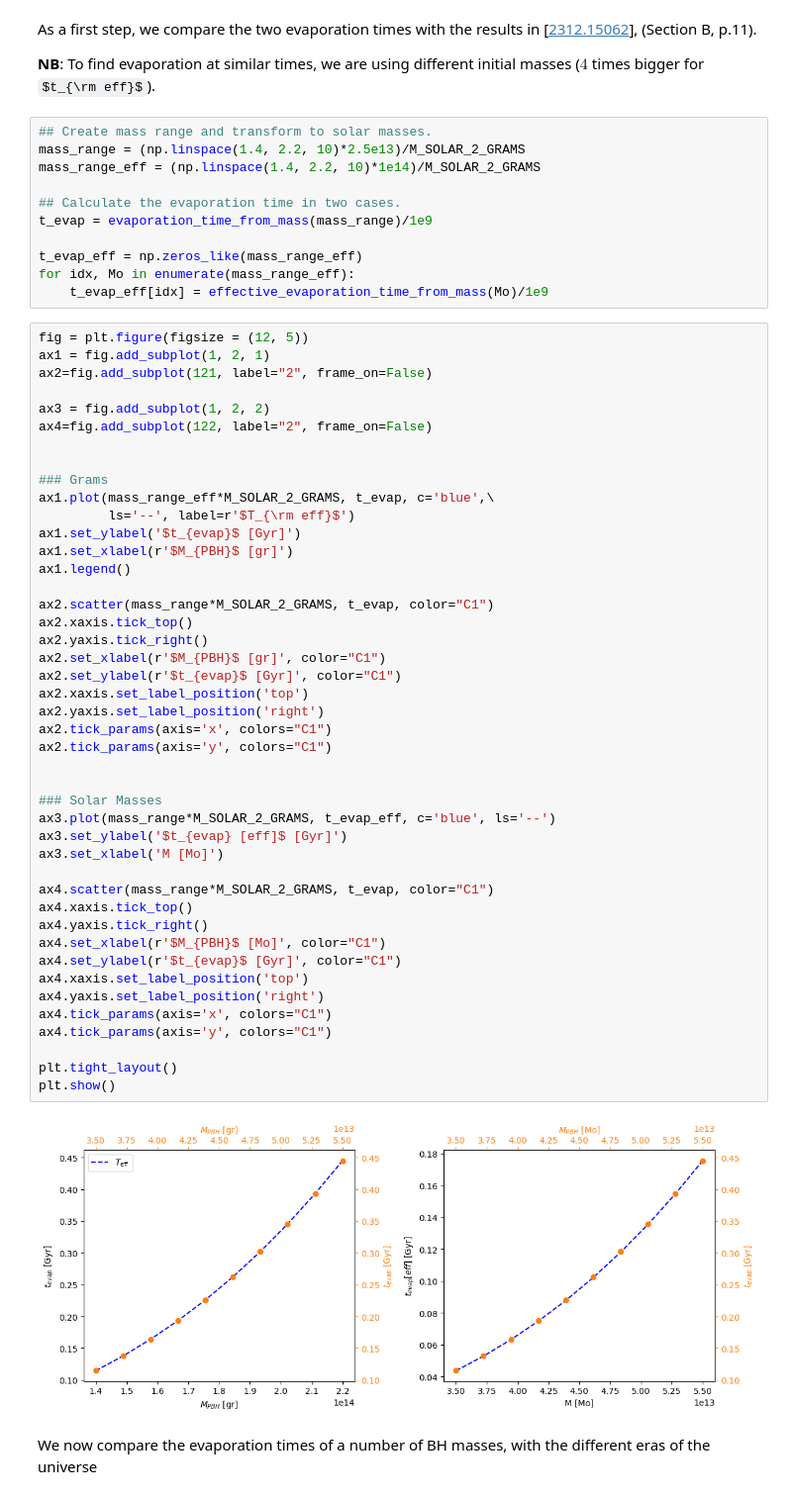
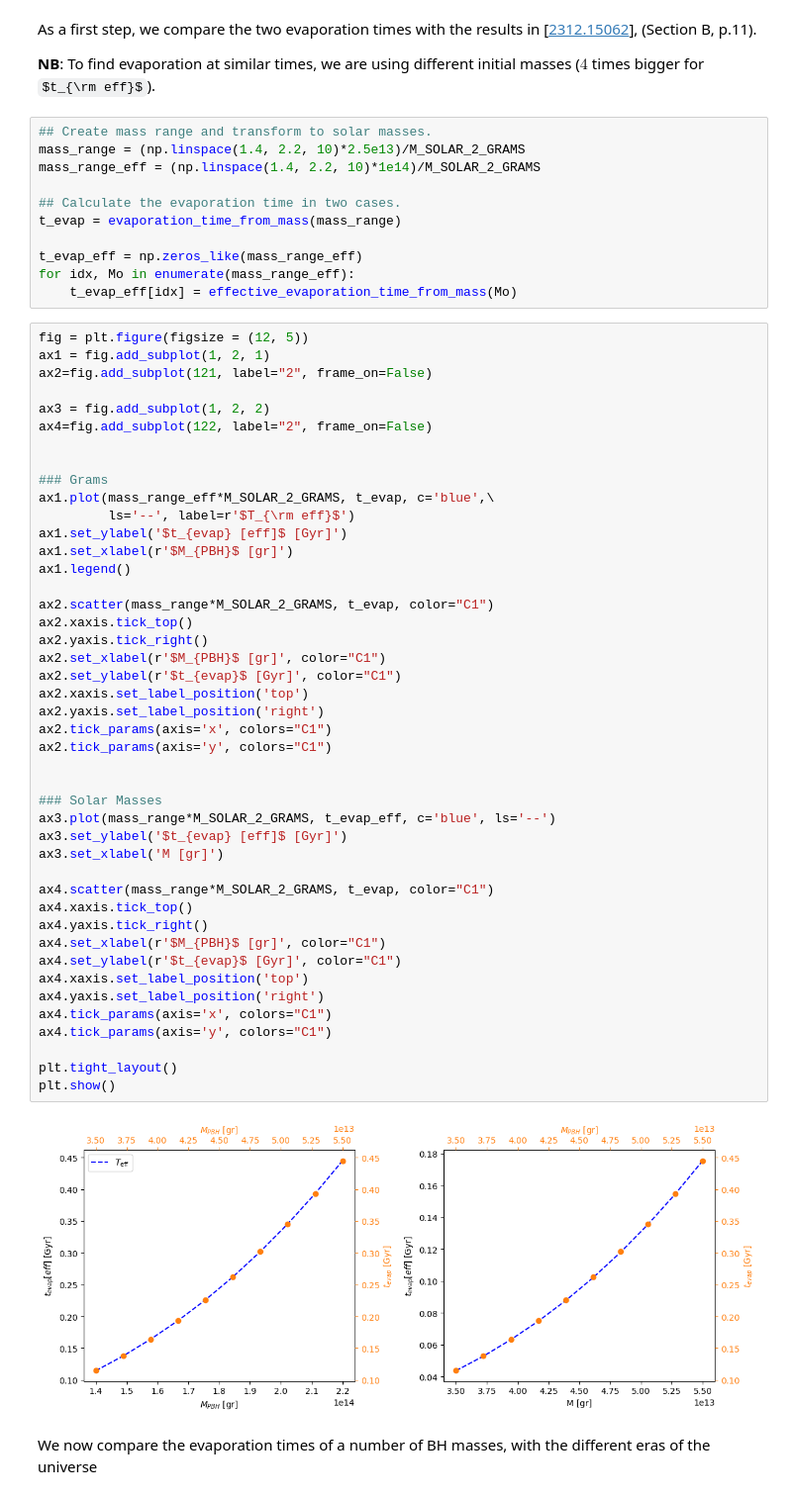
Before and after one commit to MariosNT/DCBHs_HR_PBHs, a Jupyter notebook: BlackHoleSpectrum.ipynb, the cells around one changed output. Shown at 99% size. Drawn from its saved outputs; the diff is of its cells as text; some formulas as TeX source.

```diff
--- a/BlackHoleSpectrum.ipynb
+++ b/BlackHoleSpectrum.ipynb
@@ -363,11 +373,11 @@ mass_range = (np.linspace(1.4, 2.2, 10)*2.5e13)/M_SOLAR_2_GRAMS
 mass_range_eff = (np.linspace(1.4, 2.2, 10)*1e14)/M_SOLAR_2_GRAMS
 
 ## Calculate the evaporation time in two cases.
-t_evap = evaporation_time_from_mass(mass_range)/1e9
+t_evap = evaporation_time_from_mass(mass_range)
 
 t_evap_eff = np.zeros_like(mass_range_eff)
 for idx, Mo in enumerate(mass_range_eff):
-    t_evap_eff[idx] = effective_evaporation_time_from_mass(Mo)/1e9
+    t_evap_eff[idx] = effective_evaporation_time_from_mass(Mo)
 # %%
 fig = plt.figure(figsize = (12, 5))
 ax1 = fig.add_subplot(1, 2, 1)
@@ -380,40 +390,40 @@ ax4=fig.add_subplot(122, label="2", frame_on=False)
 ### Grams
 ax1.plot(mass_range_eff*M_SOLAR_2_GRAMS, t_evap, c='blue',\
          ls='--', label=r'$T_{\rm eff}$')
-ax1.set_ylabel('$t_{evap}$ [Gyr]')
+ax1.set_ylabel('$t_{evap} [eff]$ [Gyr]')
 ax1.set_xlabel(r'$M_{PBH}$ [gr]')
 ax1.legend()
 
 ax2.scatter(mass_range*M_SOLAR_2_GRAMS, t_evap, color="C1")
 ax2.xaxis.tick_top()
 ax2.yaxis.tick_right()
 ax2.set_xlabel(r'$M_{PBH}$ [gr]', color="C1")
 ax2.set_ylabel(r'$t_{evap}$ [Gyr]', color="C1")
 ax2.xaxis.set_label_position('top')
 ax2.yaxis.set_label_position('right')
 ax2.tick_params(axis='x', colors="C1")
 ax2.tick_params(axis='y', colors="C1")
 
 
 ### Solar Masses
 ax3.plot(mass_range*M_SOLAR_2_GRAMS, t_evap_eff, c='blue', ls='--')
 ax3.set_ylabel('$t_{evap} [eff]$ [Gyr]')
-ax3.set_xlabel('M [Mo]')
+ax3.set_xlabel('M [gr]')
 
 ax4.scatter(mass_range*M_SOLAR_2_GRAMS, t_evap, color="C1")
 ax4.xaxis.tick_top()
 ax4.yaxis.tick_right()
-ax4.set_xlabel(r'$M_{PBH}$ [Mo]', color="C1")
+ax4.set_xlabel(r'$M_{PBH}$ [gr]', color="C1")
 ax4.set_ylabel(r'$t_{evap}$ [Gyr]', color="C1")
 ax4.xaxis.set_label_position('top')
 ax4.yaxis.set_label_position('right')
 ax4.tick_params(axis='x', colors="C1")
 ax4.tick_params(axis='y', colors="C1")
 
 plt.tight_layout()
 plt.show()
 # %% [output]
-[figure, old version]
+[figure, new version]
 # %% [markdown]
 We now compare the evaporation times of a number of BH masses, with the different eras of the universe
 # %%
```
Also changed, not shown: parts of 19 cells of this notebook, 1 other file.
